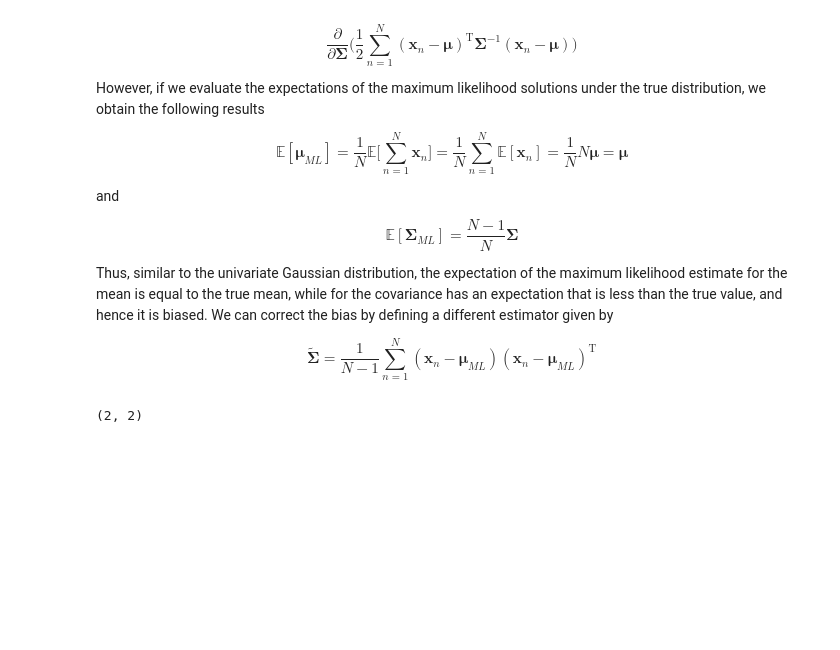
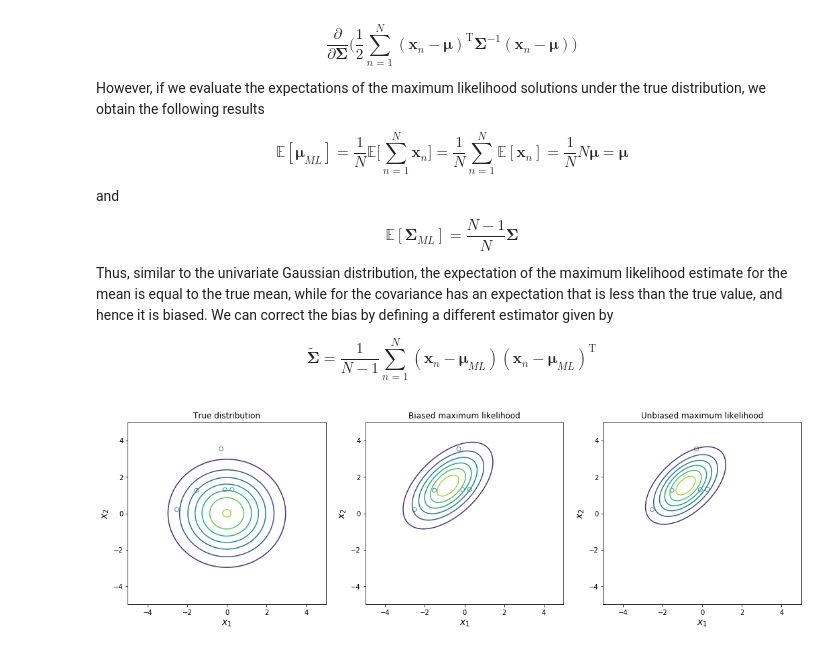
Before and after one commit to vagmcs/PRML, a Jupyter notebook: notebooks/ch2_probability_distributions.ipynb, the cells around one changed output. Drawn from its saved outputs; the diff is of its cells as text; code cells hidden in the pictures; blank space fills up the shorter version.

```diff
--- a/notebooks/ch2_probability_distributions.ipynb
+++ b/notebooks/ch2_probability_distributions.ipynb
@@ -823,23 +823,42 @@ Thus, similar to the univariate Gaussian distribution, the expectation of the ma
 $$
 \tilde{\mathbf{\Sigma}} = \frac{1}{N-1} \sum_{n=1}^N (\mathbf{x}_n-\boldsymbol\mu_{ML})(\mathbf{x}_n-\boldsymbol\mu_{ML})^\text{T}
 $$
-# %%
-import sympy as sym
-
-X = np.random.normal(loc=1., scale=2., size=(100, 2))
-#print(X)
-gaussian = MultivariateGaussian(dim=2)
-#gaussian.ml(X)
-
-np.mean(X, axis=0).shape
-np.cov(X.T).shape
-
-#x, y = np.meshgrid(
-#    np.linspace(-10, 10, 100), np.linspace(-10, 10, 100))
-#p = gaussian.pdf(
-#    np.array([x, y]).reshape(2, -1).T).reshape(100, 100)
-#plt.scatter(X[:, 0], X[:, 1], facecolor="none", edgecolor="steelblue")
-#plt.contour(x, y, p)
-#plt.show()
-# %% [output]
-(2, 2)
+# %%
+X = np.random.multivariate_normal(mean=np.array([0, 0]), cov=1.5 ** 2 * np.eye(2), size=5)
+
+x, y = np.meshgrid(np.linspace(-5, 5, 100), np.linspace(-5, 5, 100))
+
+plt.figure(figsize=(18, 5))
+
+gaussian = MultivariateGaussian(mu=np.zeros((2, 1)), cov=1.5 ** 2 * np.eye(2))
+p = np.diag(gaussian.pdf(np.array([x, y]).reshape(2, -1))).reshape(100, 100)
+
+plt.subplot(1, 3, 1)
+plt.contour(x, y, p)
+plt.scatter(X[:, 0], X[:, 1], facecolor="none", edgecolor="steelblue")
+plt.xlabel("$x_1$", fontsize=14); plt.ylabel("$x_2$", fontsize=14)
+plt.title('True distribution')
+
+gaussian = MultivariateGaussian(dim=2)
+gaussian.ml(X, unbiased=False)
+p = np.diag(gaussian.pdf(np.array([x, y]).reshape(2, -1))).reshape(100, 100)
+
+plt.subplot(1, 3, 2)
+plt.contour(x, y, p)
+plt.scatter(X[:, 0], X[:, 1], facecolor="none", edgecolor="steelblue")
+plt.xlabel("$x_1$", fontsize=14); plt.ylabel("$x_2$", fontsize=14)
+plt.title('Biased maximum likelihood')
+
+gaussian1 = MultivariateGaussian(dim=2)
+gaussian1.ml(X, unbiased=True)
+p1 = np.diag(gaussian1.pdf(np.array([x, y]).reshape(2, -1))).reshape(100, 100)
+
+plt.subplot(1, 3, 3)
+plt.contour(x, y, p1)
+plt.scatter(X[:, 0], X[:, 1], facecolor="none", edgecolor="steelblue")
+plt.xlabel("$x_1$", fontsize=14); plt.ylabel("$x_2$", fontsize=14)
+plt.title('Unbiased maximum likelihood')
+
+plt.show()
+# %% [output]
+[figure, added]
```
Also changed, not shown: parts of 2 cells of this notebook, 1 other file.
